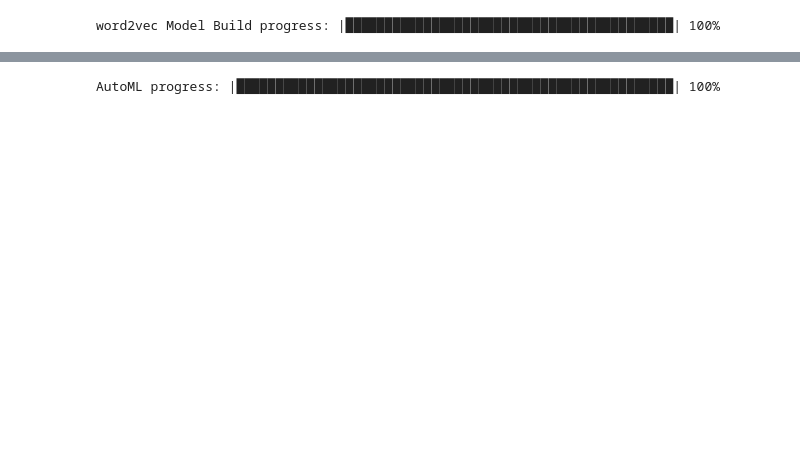
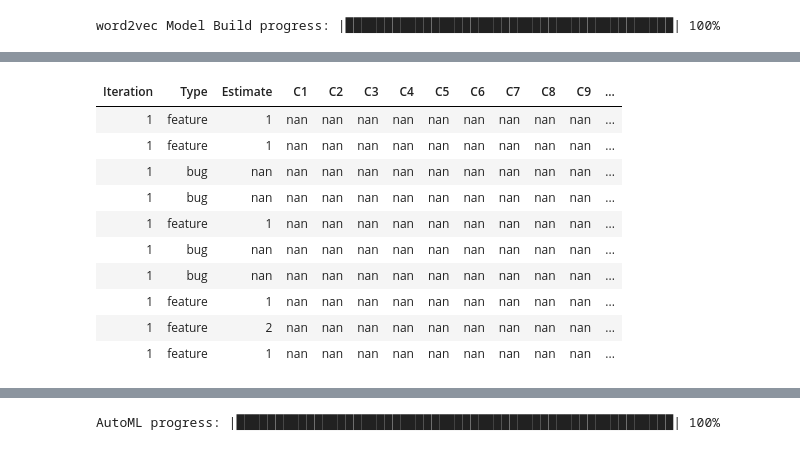
Before and after one commit to jeanettehead/tracker-ml, a Jupyter notebook: tracker_models.ipynb, the cells around one changed output, grey strips where cells are left out. Cells and saved outputs as stored; diff of their text form; code cells hidden in the pictures; blank space fills up the shorter version.

```diff
--- a/tracker_models.ipynb
+++ b/tracker_models.ipynb
@@ -141 +171,18 @@ OrderedDict([('description', 0.9480673670768738),
+# %%
+df_edited = df_factors.cbind(description_vecs)
+df_edited_title = df_factors.cbind(description_vecs).cbind(title_vecs)
+
+df_edited.head()
+# %% [output]
+| Iteration | Type | Estimate | C1 | C2 | C3 | C4 | C5 | C6 | C7 | C8 | C9 | ... |
+| 1 | feature | 1 | nan | nan | nan | nan | nan | nan | nan | nan | nan | ... |
+| 1 | feature | 1 | nan | nan | nan | nan | nan | nan | nan | nan | nan | ... |
+| 1 | bug | nan | nan | nan | nan | nan | nan | nan | nan | nan | nan | ... |
+| 1 | bug | nan | nan | nan | nan | nan | nan | nan | nan | nan | nan | ... |
+| 1 | feature | 1 | nan | nan | nan | nan | nan | nan | nan | nan | nan | ... |
+| 1 | bug | nan | nan | nan | nan | nan | nan | nan | nan | nan | nan | ... |
+| 1 | bug | nan | nan | nan | nan | nan | nan | nan | nan | nan | nan | ... |
+| 1 | feature | 1 | nan | nan | nan | nan | nan | nan | nan | nan | nan | ... |
+| 1 | feature | 2 | nan | nan | nan | nan | nan | nan | nan | nan | nan | ... |
+| 1 | feature | 1 | nan | nan | nan | nan | nan | nan | nan | nan | nan | ... |
 # %%
```
Also changed, not shown: parts of 25 cells of this notebook, 1 other file.
